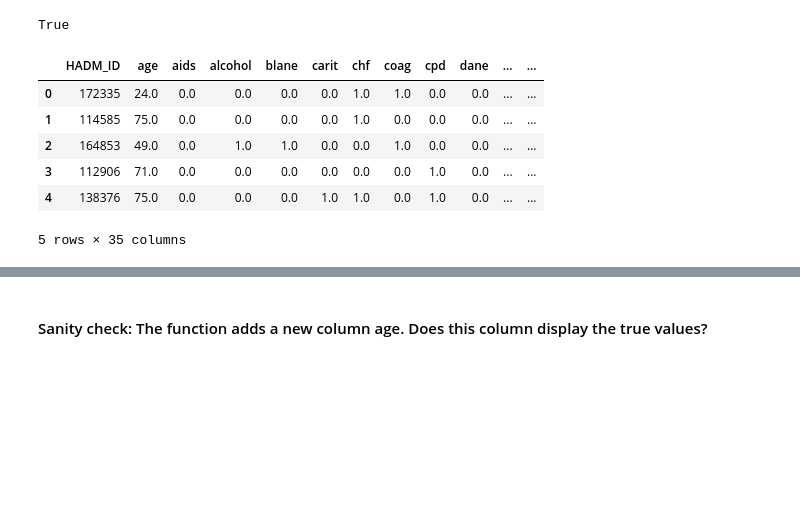
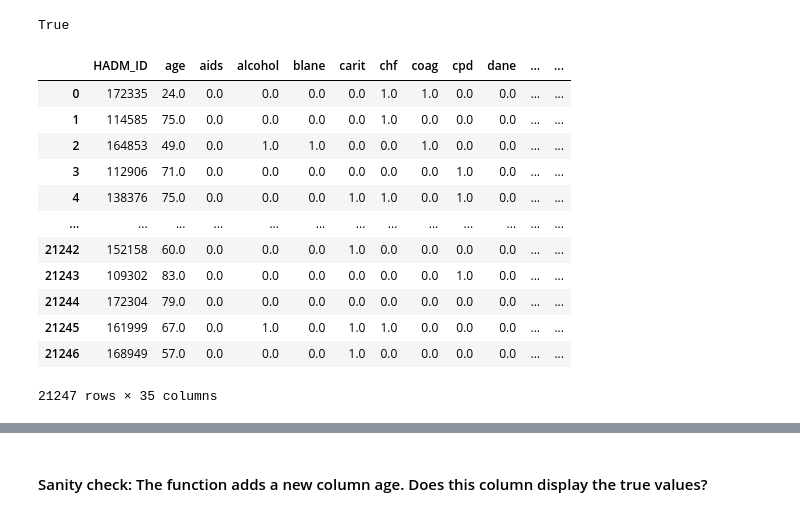
Before and after one commit to melicoretta/DataScience2, a Jupyter notebook: Elixhauser.ipynb, the cells around one changed output, grey strips where cells are left out. Drawn from its saved outputs; the diff is of its cells as text; code cells hidden in the pictures; blank space fills up the shorter version.

```diff
--- a/Elixhauser.ipynb
+++ b/Elixhauser.ipynb
@@ -47,6 +28,6 @@ diagnoses.columns
 # %% [output]
 Index(['ROW_ID', 'SUBJECT_ID', 'HADM_ID', 'SEQ_NUM', 'ICD9_CODE'], dtype='object')
 # %%
-df = pd.read_csv('hr_rr_t_ag_dbp_sbp_age_gender_mortality_elixhauser.csv')
+df = pd.read_csv('hr_rr_t_ag_dbp_sbp_age_gender_mortality.csv')
 df.head(3)
 # %% [output]
@@ -119,12 +100,18 @@ elixhauser_scores_with_age = elixhauser_scores_with_age.rename(columns={
     'id': 'HADM_ID'
 })
 # %%
-elixhauser_scores_with_age.head()
+elixhauser_scores_with_age
 # %% [output]
 |  | HADM_ID | age | aids | alcohol | blane | carit | chf | coag | cpd | dane | ... | ... |
 | 0 | 172335 | 24.0 | 0.0 | 0.0 | 0.0 | 0.0 | 1.0 | 1.0 | 0.0 | 0.0 | ... | ... |
 | 1 | 114585 | 75.0 | 0.0 | 0.0 | 0.0 | 0.0 | 1.0 | 0.0 | 0.0 | 0.0 | ... | ... |
 | 2 | 164853 | 49.0 | 0.0 | 1.0 | 1.0 | 0.0 | 0.0 | 1.0 | 0.0 | 0.0 | ... | ... |
 | 3 | 112906 | 71.0 | 0.0 | 0.0 | 0.0 | 0.0 | 0.0 | 0.0 | 1.0 | 0.0 | ... | ... |
 | 4 | 138376 | 75.0 | 0.0 | 0.0 | 0.0 | 1.0 | 1.0 | 0.0 | 1.0 | 0.0 | ... | ... |
+| ... | ... | ... | ... | ... | ... | ... | ... | ... | ... | ... | ... | ... |
+| 21242 | 152158 | 60.0 | 0.0 | 0.0 | 0.0 | 1.0 | 0.0 | 0.0 | 0.0 | 0.0 | ... | ... |
+| 21243 | 109302 | 83.0 | 0.0 | 0.0 | 0.0 | 0.0 | 0.0 | 0.0 | 1.0 | 0.0 | ... | ... |
+| 21244 | 172304 | 79.0 | 0.0 | 0.0 | 0.0 | 0.0 | 0.0 | 0.0 | 0.0 | 0.0 | ... | ... |
+| 21245 | 161999 | 67.0 | 0.0 | 1.0 | 0.0 | 1.0 | 1.0 | 0.0 | 0.0 | 0.0 | ... | ... |
+| 21246 | 168949 | 57.0 | 0.0 | 0.0 | 0.0 | 1.0 | 0.0 | 0.0 | 0.0 | 0.0 | ... | ... |
-5 rows × 35 columns
+21247 rows × 35 columns
```
Also changed, not shown: parts of 9 cells of this notebook, 3 other files.
